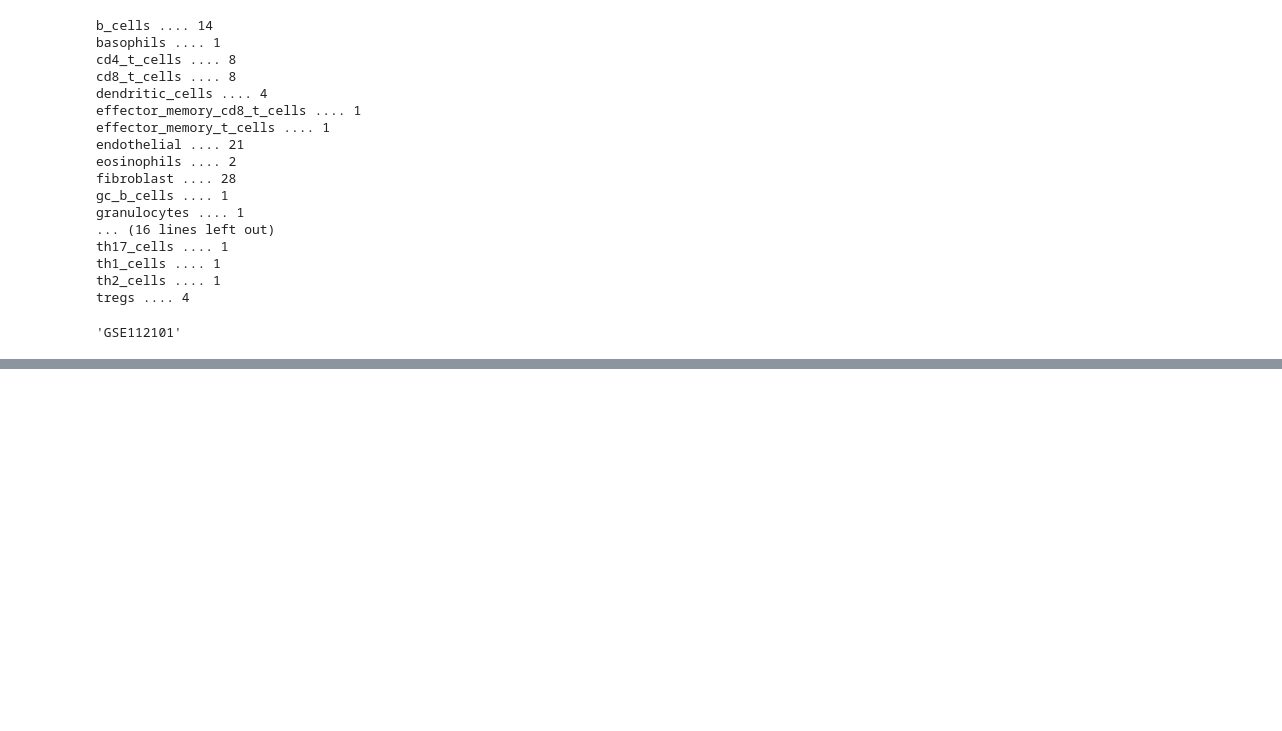
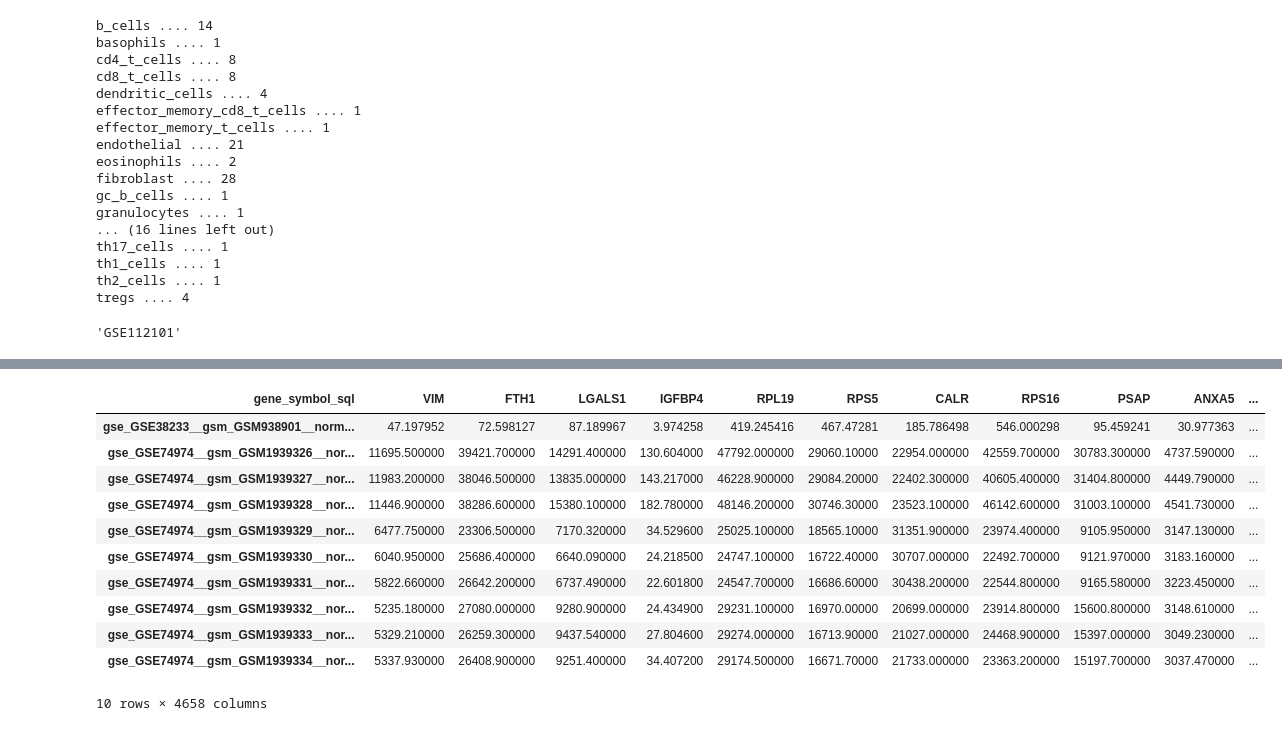
Before and after one commit to qu4drupole/DREAM_cell_deconvolution, a Jupyter notebook: Bulk_seq_data_loading/EDA_LOGFILE-SQL.ipynb, the cells around one changed output, grey strips where cells are left out. Cells and saved outputs as stored; diff of their text form; code cells hidden in the pictures; blank space fills up the shorter version.

```diff
--- a/Bulk_seq_data_loading/EDA_LOGFILE-SQL.ipynb
+++ b/Bulk_seq_data_loading/EDA_LOGFILE-SQL.ipynb
@@ -138,0 +320,21 @@ array(['gse_GSE112101__gsm_GSM3416597__norm_unknown',
+# %%
+fib_data = RNAseq_data(['fibroblasts'])
+fibNorm_df = fib_data.norm_data()
+fibNorm_df = fibNorm_df['fibroblasts']
+fibNorm_df.shape
+# %%
+bcell_data = RNAseq_data(['b_cells'])
+bcellNorm_df = bcell_data.norm_data()
+bcellNorm_df = bcellNorm_df['b_cells']
+bcellNorm_df.shape
+# %%
+# merge the dfs
+test_df = fibNorm_df.merge(bcellNorm_df, on = 'gene_symbol_sql')
+# don't lose too much on the merge
+test_df.dropna(inplace=True)
+# lose a lot on dropping NA
+# %%
+# move gene symbol to index
+test_df.set_index(test_df['gene_symbol_sql'], inplace=True)
+test_df.drop(['gene_symbol_sql'],1,inplace=True)
+# test_df.head()
@@ -138,0 +350,15 @@ array(['gse_GSE112101__gsm_GSM3416597__norm_unknown',
+# %%
+test_df.T.iloc[187:198]
+# %% [output]
+| gene_symbol_sql | VIM | FTH1 | LGALS1 | IGFBP4 | RPL19 | RPS5 | CALR | RPS16 | PSAP | ANXA5 | ... |
+| gse_GSE38233__gsm_GSM938901__norm... | 47.197952 | 72.598127 | 87.189967 | 3.974258 | 419.245416 | 467.47281 | 185.786498 | 546.000298 | 95.459241 | 30.977363 | ... |
+| gse_GSE74974__gsm_GSM1939326__nor... | 11695.500000 | 39421.700000 | 14291.400000 | 130.604000 | 47792.000000 | 29060.10000 | 22954.000000 | 42559.700000 | 30783.300000 | 4737.590000 | ... |
+| gse_GSE74974__gsm_GSM1939327__nor... | 11983.200000 | 38046.500000 | 13835.000000 | 143.217000 | 46228.900000 | 29084.20000 | 22402.300000 | 40605.400000 | 31404.800000 | 4449.790000 | ... |
+| gse_GSE74974__gsm_GSM1939328__nor... | 11446.900000 | 38286.600000 | 15380.100000 | 182.780000 | 48146.200000 | 30746.30000 | 23523.100000 | 46142.600000 | 31003.100000 | 4541.730000 | ... |
+| gse_GSE74974__gsm_GSM1939329__nor... | 6477.750000 | 23306.500000 | 7170.320000 | 34.529600 | 25025.100000 | 18565.10000 | 31351.900000 | 23974.400000 | 9105.950000 | 3147.130000 | ... |
+| gse_GSE74974__gsm_GSM1939330__nor... | 6040.950000 | 25686.400000 | 6640.090000 | 24.218500 | 24747.100000 | 16722.40000 | 30707.000000 | 22492.700000 | 9121.970000 | 3183.160000 | ... |
+| gse_GSE74974__gsm_GSM1939331__nor... | 5822.660000 | 26642.200000 | 6737.490000 | 22.601800 | 24547.700000 | 16686.60000 | 30438.200000 | 22544.800000 | 9165.580000 | 3223.450000 | ... |
+| gse_GSE74974__gsm_GSM1939332__nor... | 5235.180000 | 27080.000000 | 9280.900000 | 24.434900 | 29231.100000 | 16970.00000 | 20699.000000 | 23914.800000 | 15600.800000 | 3148.610000 | ... |
+| gse_GSE74974__gsm_GSM1939333__nor... | 5329.210000 | 26259.300000 | 9437.540000 | 27.804600 | 29274.000000 | 16713.90000 | 21027.000000 | 24468.900000 | 15397.000000 | 3049.230000 | ... |
+| gse_GSE74974__gsm_GSM1939334__nor... | 5337.930000 | 26408.900000 | 9251.400000 | 34.407200 | 29174.500000 | 16671.70000 | 21733.000000 | 23363.200000 | 15197.700000 | 3037.470000 | ... |
+10 rows × 4658 columns
```
Also changed, not shown: parts of 54 cells of this notebook, 2 other files.
